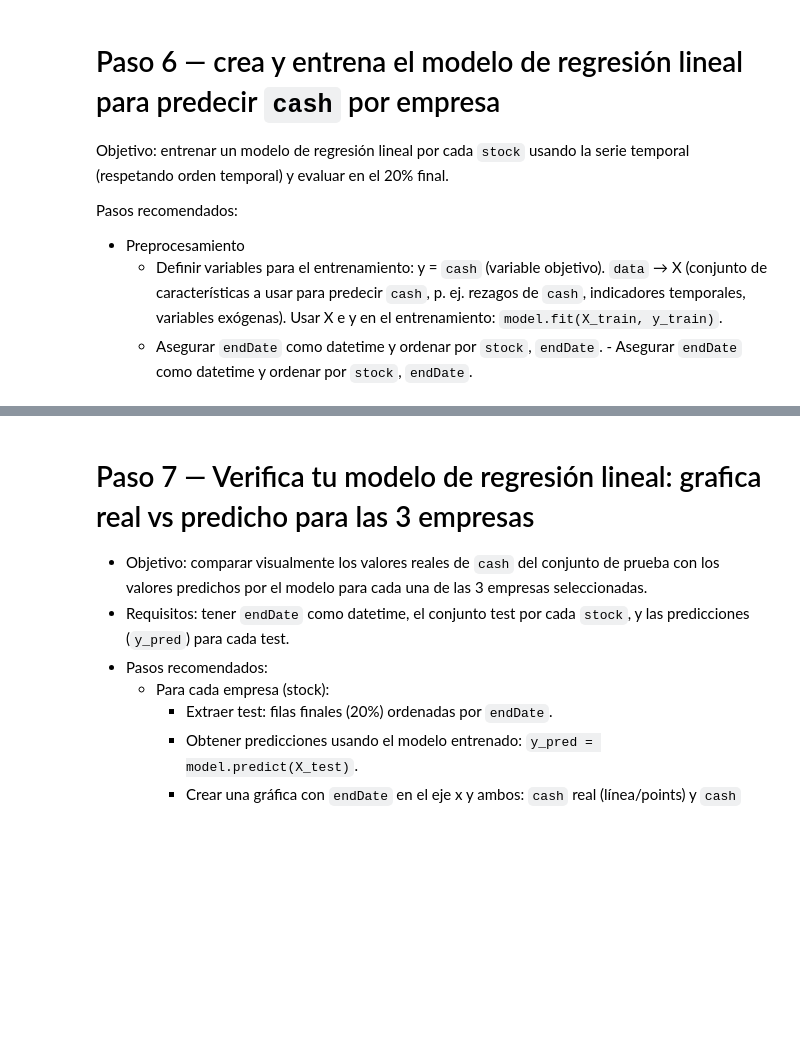
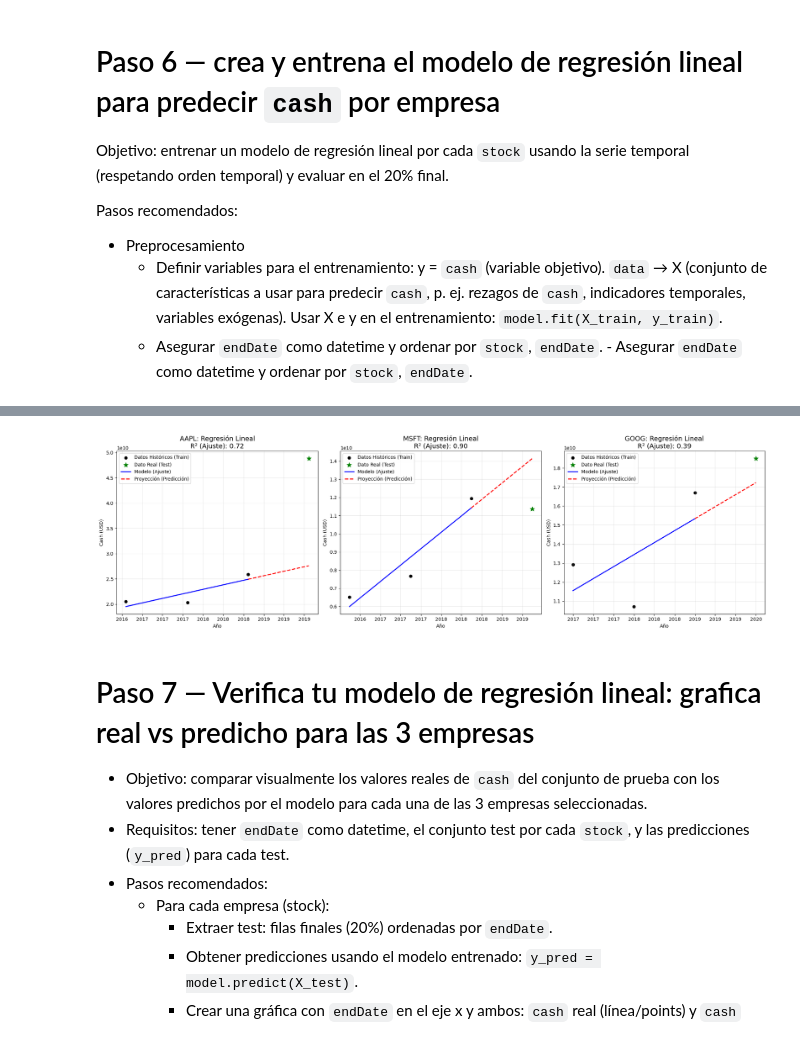
Before and after one commit to JosephJosue/IA_JOSEPH_LOO, a Jupyter notebook: Asignaciones/Asignacion_2/asignacion_2_regresion.ipynb, the cells around one changed output, grey strips where cells are left out. Drawn from its saved outputs; the diff is of its cells as text; code cells hidden in the pictures; blank space fills up the shorter version.

```diff
--- a/Asignaciones/Asignacion_2/asignacion_2_regresion.ipynb
+++ b/Asignaciones/Asignacion_2/asignacion_2_regresion.ipynb
@@ -146,12 +386,82 @@ Pasos recomendados:
     - Definir variables para el entrenamiento: y = `cash` (variable objetivo). `data` → X (conjunto de características a usar para predecir `cash`, p. ej. rezagos de `cash`, indicadores temporales, variables exógenas). Usar X e y en el entrenamiento: `model.fit(X_train, y_train)`.
     - Asegurar `endDate` como datetime y ordenar por `stock`, `endDate`.  - Asegurar `endDate` como datetime y ordenar por `stock`, `endDate`.
 # %%
-# Crear y entrenar un modelo de regresión lineal por empresa
-modelos = {}
-for stock, partes in divisiones.items():
-    X_train = partes['train']['endDate'].map(pd.Timestamp.toordinal).to_frame(name='endDate_ordinal')
-    y_train = partes['train']['cash']
-    modelo = LinearRegression()
-    modelo.fit(X_train, y_train)
-    modelos[stock] = modelo
-    print(f"Modelo entrenado para {stock} con coeficiente {modelo.coef_[0]:.4f} y sesgo {modelo.intercept_:.2f}")
+from sklearn.linear_model import LinearRegression
+from sklearn.metrics import mean_squared_error, r2_score
+import matplotlib.pyplot as plt
+import matplotlib.dates as mdates
+
+# Configurar figura para visualizar los resultados de las 3 empresas
+fig, axes = plt.subplots(nrows=1, ncols=3, figsize=(20, 6))
+
+# Diccionario para guardar métricas y modelos
+model_results = {}
+
+for i, ticker in enumerate(selected_tickers):
+    # 1. Preparar datos
+    # Usamos los splits creados en el paso anterior
+    train_data = data_splits[ticker]['train'].copy()
+    test_data = data_splits[ticker]['test'].copy()
+
+    X_train = train_data[['Days_Since']]
+    y_train = train_data['cash']
+
+    X_test = test_data[['Days_Since']]
+    y_test = test_data['cash']
+
+    # 2. Crear e instanciar el modelo
+    model = LinearRegression()
+
+    # 3. Entrenar el modelo (Fit)
+    model.fit(X_train, y_train)
+
+    # 4. Realizar predicciones
+    # Predecimos sobre train para ver el ajuste y sobre test para validar
+    pred_train = model.predict(X_train)
+    pred_test = model.predict(X_test)
+
+    # 5. Guardar métricas
+    # Coeficiente (Pendiente): Cuánto aumenta/disminuye el cash por día
+    slope = model.coef_[0]
+    intercept = model.intercept_
+    r2 = r2_score(y_train, pred_train) # Qué tan bien se ajusta a los datos históricos
+
+    model_results[ticker] = {'slope': slope, 'intercept': intercept, 'r2': r2}
+
+    # 6. Graficar Resultados
+    ax = axes[i]
+
+    # a. Datos Reales (Puntos)
+    ax.scatter(train_data['endDate'], y_train, color='black', label='Datos Históricos (Train)')
+    ax.scatter(test_data['endDate'], y_test, color='green', s=100, marker='*', label='Dato Real (Test)')
+
+    # b. Línea de Tendencia (Modelo)
+    ax.plot(train_data['endDate'], pred_train, color='blue', linewidth=2, label='Modelo (Ajuste)')
+
+    # c. Predicción Futura (Línea punteada)
+    all_dates = pd.concat([train_data['endDate'].iloc[-1:], test_data['endDate']])
+    all_preds = np.concatenate([pred_train[-1:], pred_test])
+    ax.plot(all_dates, all_preds, color='red', linestyle='--', linewidth=2, label='Proyección (Predicción)')
+
+    # Decoración del gráfico
+    ax.set_title(f'{ticker}: Regresión Lineal\nR² (Ajuste): {r2:.2f}', fontsize=14)
+    ax.set_xlabel('Año')
+    ax.set_ylabel('Cash (USD)')
+    ax.legend()
+    ax.grid(True, alpha=0.3)
+
+    # Formato de fechas
+    ax.xaxis.set_major_formatter(mdates.DateFormatter('%Y'))
+
+    # Imprimir resumen numérico
+    print(f"--- {ticker} ---")
+    print(f"Tendencia (Pendiente): ${slope:.2f} USD por día")
+    print(f"Valor Real (Test): ${y_test.values[0]:,.0f}")
+    print(f"Predicción (Test): ${pred_test[0]:,.0f}")
+    diff = y_test.values[0] - pred_test[0]
+    print(f"Error: ${diff:,.0f}")
+    print("\n")
+
+plt.tight_layout()
+plt.show()
+# %% [output]
@@ -158,3 +487,4 @@ for stock, partes in divisiones.items():
+[figure, added]
 # %% [markdown]
 # Paso 7 — Verifica tu modelo de regresión lineal: grafica real vs predicho para las 3 empresas
 
```
Also changed, not shown: parts of 9 cells of this notebook, 2 other files.
